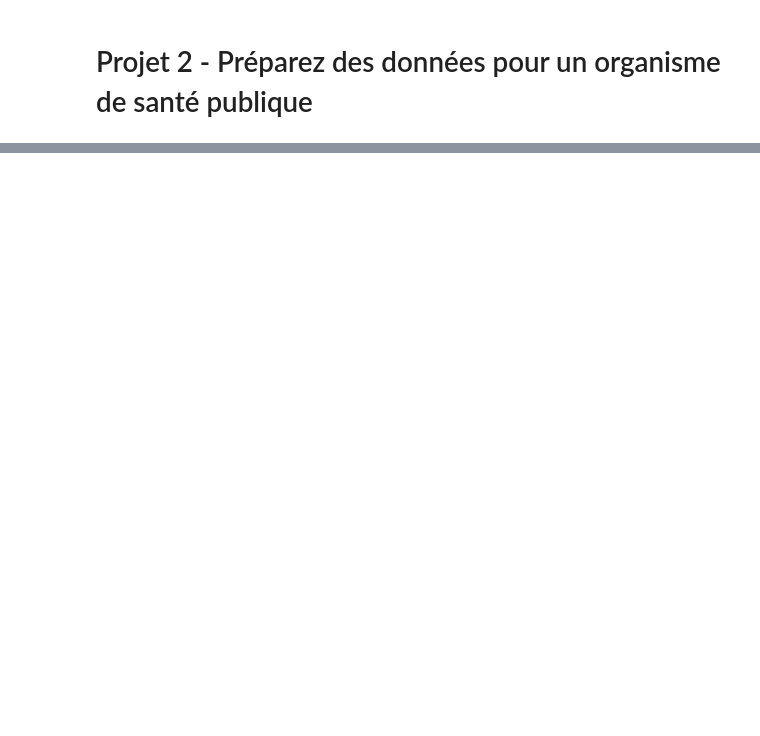
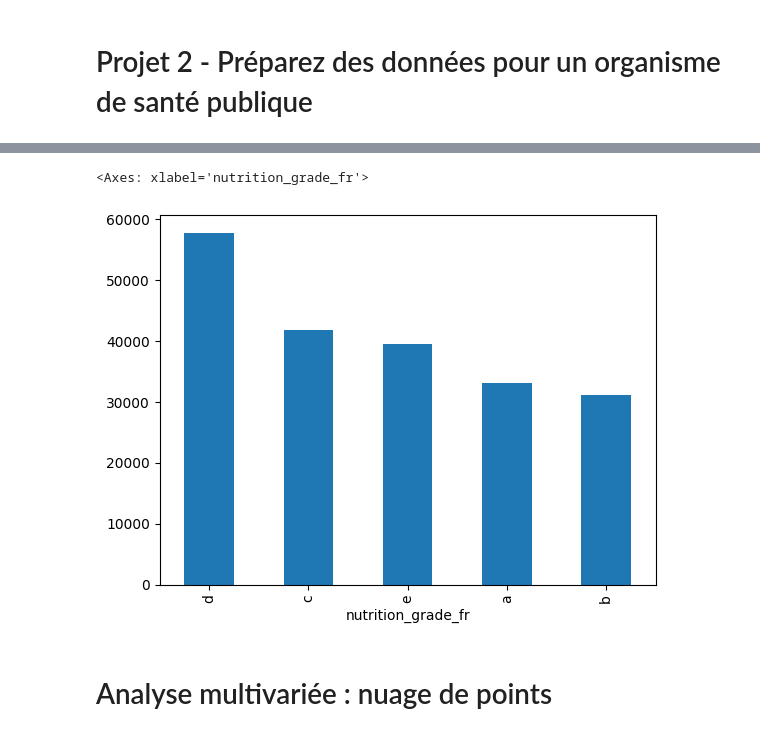
Before and after one commit to CharbonneauJean/OC-Projet2, a Jupyter notebook: oc-p2.ipynb, the cells around one changed output, grey strips where cells are left out. Cells and saved outputs as stored; diff of their text form; code cells hidden in the pictures; blank space fills up the shorter version.

```diff
--- a/oc-p2.ipynb
+++ b/oc-p2.ipynb
@@ -73,0 +140,7 @@ df.head()
+# %%
+df['nutrition_grade_fr'].value_counts().plot.bar()
+# %% [output]
+<Axes: xlabel='nutrition_grade_fr'>
+[figure, added]
+# %% [markdown]
+# Analyse multivariée : nuage de points
```
Also changed, not shown: parts of 20 cells of this notebook, 3 other files.
